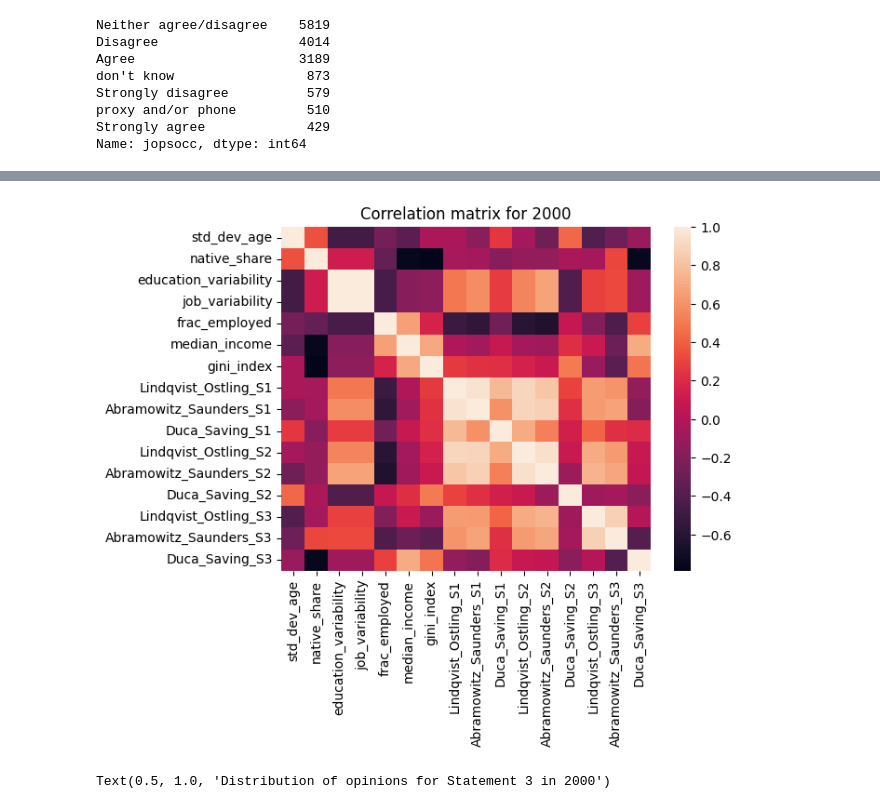
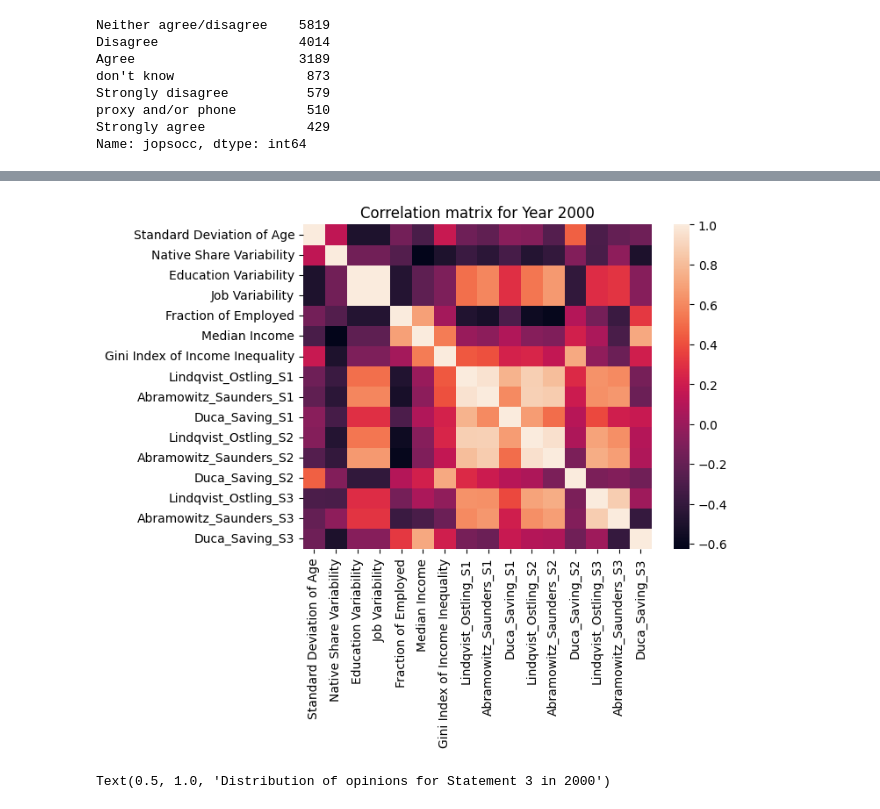
Before and after one commit to Sidrcs/Political_Polarization, a Jupyter notebook: code_scripts/Polarization_calculations_2000.ipynb, the cells around one changed output, grey strips where cells are left out. Cells and saved outputs as stored; diff of their text form; code cells hidden in the pictures.

```diff
--- a/code_scripts/Polarization_calculations_2000.ipynb
+++ b/code_scripts/Polarization_calculations_2000.ipynb
@@ -44,7 +44,7 @@ Name: jopsocc, dtype: int64
 output_df = pd.DataFrame()
 
 # Group the dataframe by county and calculate standard deviation of age : "jage12"
-output_df["std_dev_age"] = df_residence.groupby("jregion2")["jage12"].agg("std")
+output_df["Standard Deviation of Age"] = df_residence.groupby("jregion2")["jage12"].agg("std")
 
 # Group the dataframe by county and number of people born in UK : "jplbornc_cc"
 output_df["born"] = df_residence.groupby("jregion2")["jplbornc_cc"]
@@ -56,7 +56,7 @@ def native_share(x):
     return native_count
 
 # calculating fraction of natives in each county
-output_df["native_share"] = output_df.apply(lambda x: native_share(x), axis = 1)
+output_df["Native Share Variability"] = output_df.apply(lambda x: native_share(x), axis = 1)
 
 # Dropping "born" groupby column
 output_df = output_df.drop(columns = ["born"], axis = 1)
@@ -68,7 +68,6 @@ jfetype_dict = {"Nursing school etc" : 1, "College of f educ" : 2, "Other trng e
 
 
 # Create a new column "jfetype_encoded" in the dataframe by replacing the values with encoded values from the dictionary
-#df_residence["jfetype_encoded"] = df_residence["jfetype"].replace(jfetype_dict)
 df_residence.loc[:, "jfetype_encoded"] = df_residence["jfetype"].replace(jfetype_dict)
 
 # Group the dataframe by county and "jfetype_encoded"
@@ -91,7 +90,7 @@ def dissimilarity_education(x):
 def region_name(x):
     return x["education"][0]
 
-output_df["education_variability"] = output_df.apply(lambda x: dissimilarity_education(x), axis = 1)
+output_df["Education Variability"] = output_df.apply(lambda x: dissimilarity_education(x), axis = 1)
 output_df["region_name"] = output_df.apply(lambda x: region_name(x), axis = 1)
 
 # Dropping "education" groupby column
@@ -126,21 +125,20 @@ def frac_employed(x):
     frac_emp = (job.count(2)/len(job))
     return frac_emp
 
-output_df["job_variability"] = output_df.apply(lambda x: dissimilarity_job(x), axis = 1)
-output_df ["frac_employed"] = output_df.apply(lambda x: frac_employed(x), axis = 1)
+output_df["Job Variability"] = output_df.apply(lambda x: dissimilarity_job(x), axis = 1)
+output_df ["Fraction of Employed"] = output_df.apply(lambda x: frac_employed(x), axis = 1)
 
 # Dropping "education" groupby column
 output_df = output_df.drop(columns = ["job"], axis = 1)
 
 # replacing all Not-A-Number cases to zero i.e., proxy values
-#df_residence["jfiyr"] = df_residence["jfiyr"].replace("proxy and/or phone",0)
 df_residence.loc[:, "jfiyr"] = df_residence["jfiyr"].replace("proxy and/or phone",0).astype("float32")
 
 # Group the dataframe by county and calculate median based on self-reported annual income: "jfiyr"
-output_df["median_income"] = df_residence.groupby("jregion2")["jfiyr"].agg(["median"])
+output_df["Median Income"] = df_residence.groupby("jregion2")["jfiyr"].agg(["median"])
 
-# convert "afiyr" column to float data type
-#df_residence["jfiyr"] = df_residence["jfiyr"].astype("float32")
+# convert "jfiyr" column to float data type
+df_residence["jfiyr"] = df_residence["jfiyr"].astype("float32")
 
 # group incomes by county
 output_df["income"] = df_residence.groupby("jregion2")["jfiyr"]
@@ -159,7 +157,7 @@ def gini_index(x):
     gini_index = 1 - 2 * area_lorenz_curve
     return gini_index
 
-output_df["gini_index"] = output_df.apply(lambda x : gini_index(x), axis = 1)
+output_df["Gini Index of Income Inequality"] = output_df.apply(lambda x : gini_index(x), axis = 1)
 
 # Drop "income" groupby column
 output_df = output_df.drop(columns = ["income"], axis = 1)
@@ -432,15 +429,15 @@ corr_df
 # %%
 import pandas as pd
 import seaborn as sns
 import matplotlib.pyplot as plt
 
 
 corr_matrix = output_df.corr()
 sns.heatmap(corr_matrix)
-plt.title("Correlation matrix for 2000")
+plt.title("Correlation matrix for Year 2000")
 plt.show()
 # %% [output]
-[figure, old version]
+[figure, new version]
 # %%
 df_residence["jopsoce_encoded"].plot(kind = "kde")
 plt.title("Distribution of opinions for Statement 3 in 2000")
```
Also changed, not shown: parts of 7 cells of this notebook, 8 other files.
